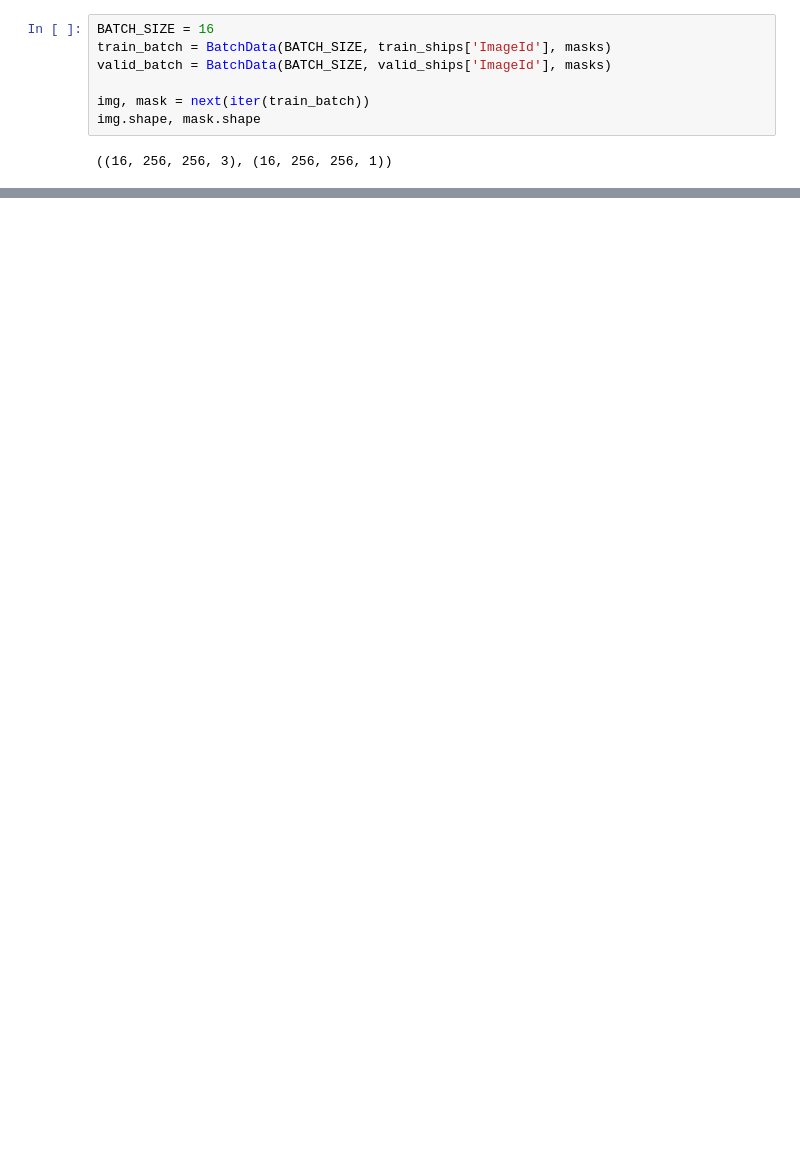
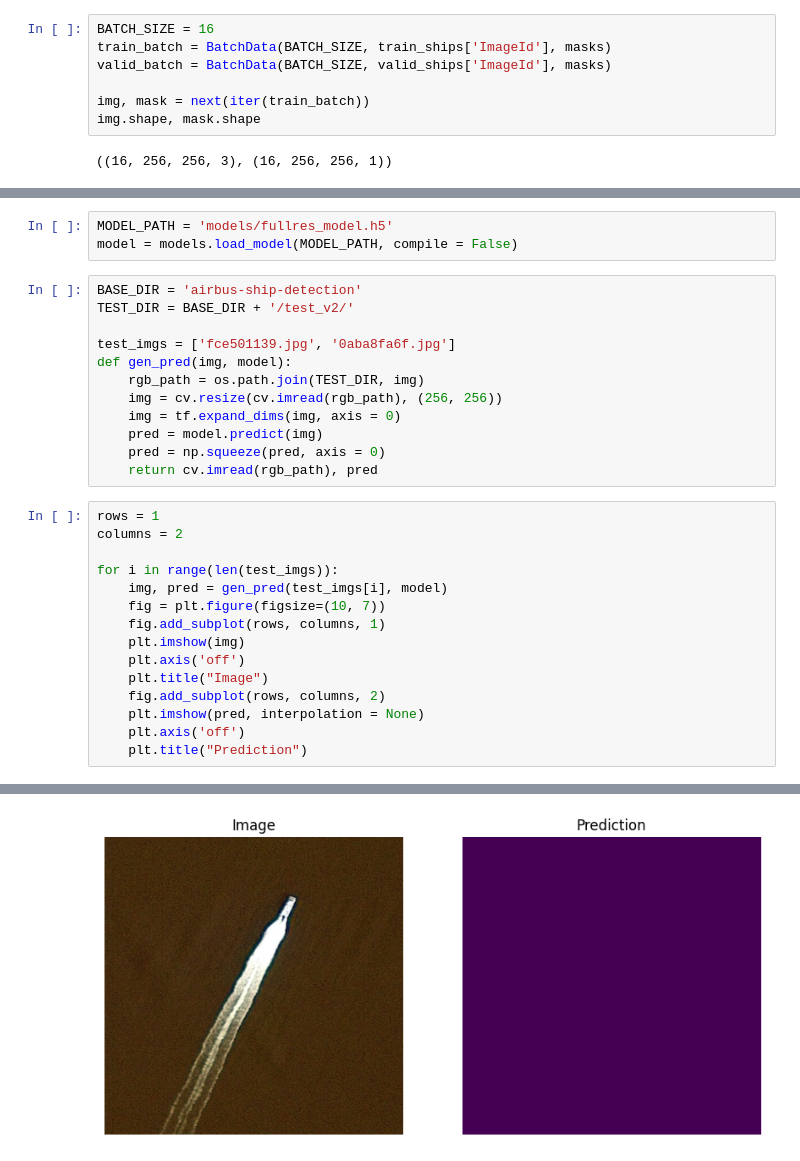
Before and after one commit to hamuladm/Airbus-Ship-Detection, a Jupyter notebook: ships_eda.ipynb, the cells around one changed output, grey strips where cells are left out. Drawn from its saved outputs; the diff is of its cells as text; blank space fills up the shorter version.

Commit message:
trained model, but get empty maks, mb wrong data preprocessing

```diff
--- a/ships_eda.ipynb
+++ b/ships_eda.ipynb
@@ -459,0 +436,31 @@ FileNotFoundError: [Errno 2] Unable to synchronously open file (unable to open f
+# %%
+MODEL_PATH = 'models/fullres_model.h5'
+model = models.load_model(MODEL_PATH, compile = False)
+# %%
+BASE_DIR = 'airbus-ship-detection'
+TEST_DIR = BASE_DIR + '/test_v2/'
+
+test_imgs = ['fce501139.jpg', '0aba8fa6f.jpg']
+def gen_pred(img, model):
+    rgb_path = os.path.join(TEST_DIR, img)
+    img = cv.resize(cv.imread(rgb_path), (256, 256))
+    img = tf.expand_dims(img, axis = 0)
+    pred = model.predict(img)
+    pred = np.squeeze(pred, axis = 0)
+    return cv.imread(rgb_path), pred
+# %%
+rows = 1
+columns = 2
+
+for i in range(len(test_imgs)):
+    img, pred = gen_pred(test_imgs[i], model)
+    fig = plt.figure(figsize=(10, 7))
+    fig.add_subplot(rows, columns, 1)
+    plt.imshow(img)
+    plt.axis('off')
+    plt.title("Image")
+    fig.add_subplot(rows, columns, 2)
+    plt.imshow(pred, interpolation = None)
+    plt.axis('off')
+    plt.title("Prediction")
+# %% [output]
@@ -459,0 +469 @@ FileNotFoundError: [Errno 2] Unable to synchronously open file (unable to open f
+[figure, added]
```
Also changed, not shown: parts of 15 cells of this notebook.
